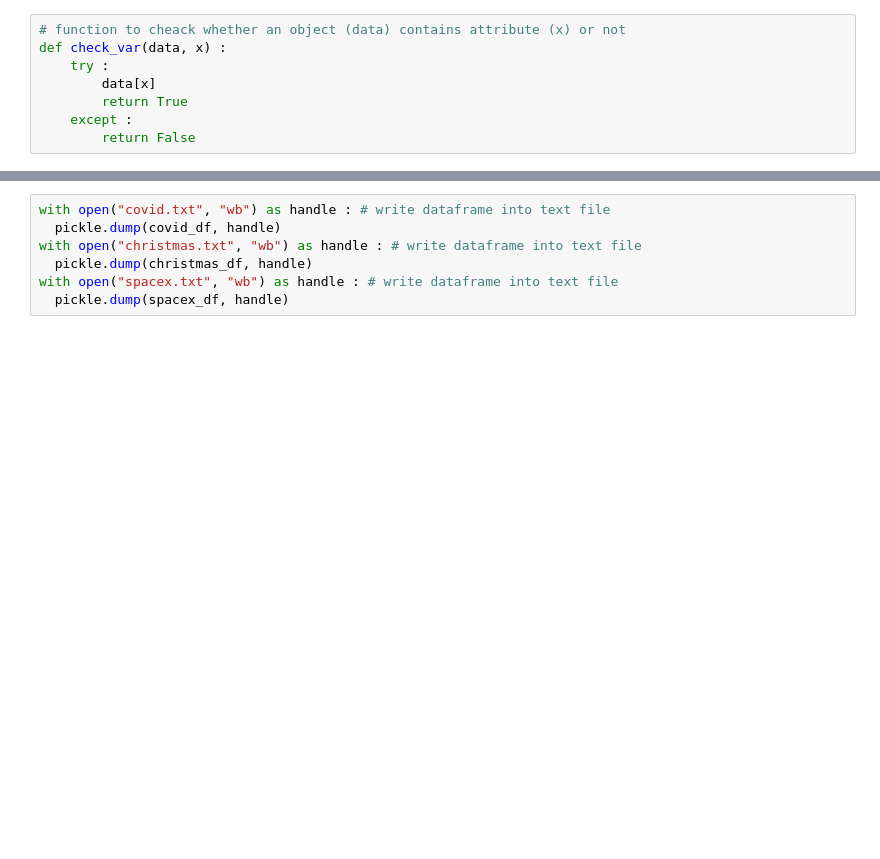
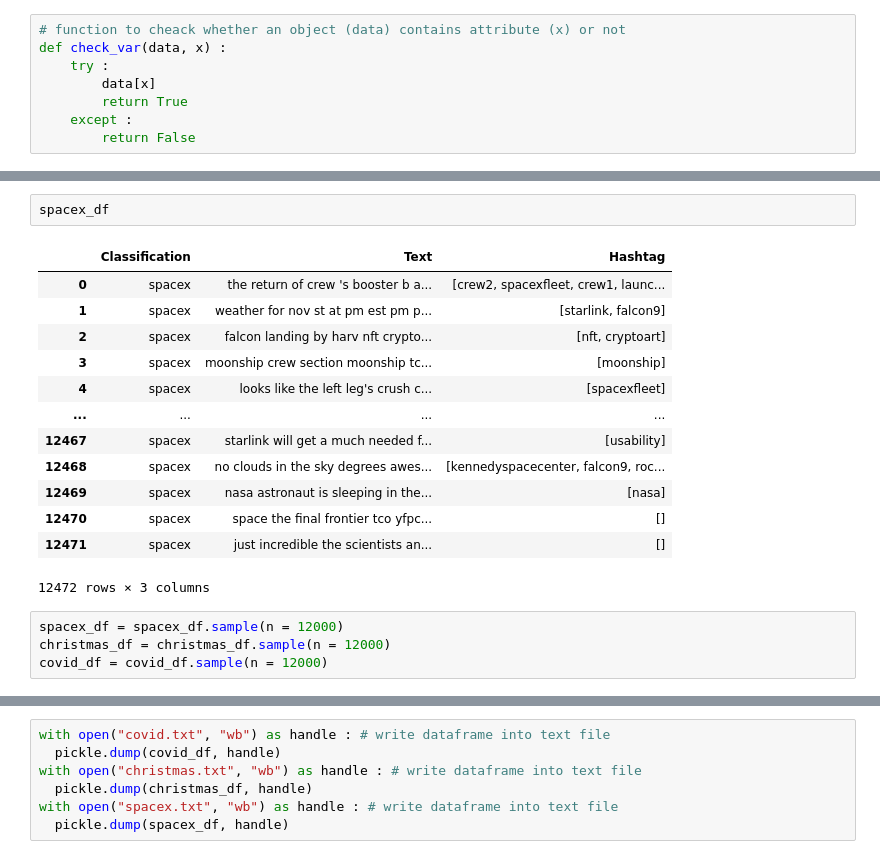
Before and after one commit to YelinShin/STAT_Software, a Jupyter notebook: dataToPickle.ipynb, the cells around one changed output, grey strips where cells are left out. Drawn from its saved outputs; the diff is of its cells as text; blank space fills up the shorter version.

```diff
--- a/dataToPickle.ipynb
+++ b/dataToPickle.ipynb
@@ -92,0 +173,20 @@ christmas_df = json_to_df(file, 'christmas')
+# %%
+spacex_df
+# %% [output]
+|  | Classification | Text | Hashtag |
+| 0 | spacex | the return of crew 's booster b a... | [crew2, spacexfleet, crew1, launc... |
+| 1 | spacex | weather for nov st at pm est pm p... | [starlink, falcon9] |
+| 2 | spacex | falcon landing by harv nft crypto... | [nft, cryptoart] |
+| 3 | spacex | moonship crew section moonship tc... | [moonship] |
+| 4 | spacex | looks like the left leg's crush c... | [spacexfleet] |
+| ... | ... | ... | ... |
+| 12467 | spacex | starlink will get a much needed f... | [usability] |
+| 12468 | spacex | no clouds in the sky degrees awes... | [kennedyspacecenter, falcon9, roc... |
+| 12469 | spacex | nasa astronaut is sleeping in the... | [nasa] |
+| 12470 | spacex | space the final frontier tco yfpc... | [] |
+| 12471 | spacex | just incredible the scientists an... | [] |
+12472 rows × 3 columns
+# %%
+spacex_df = spacex_df.sample(n = 12000)
+christmas_df = christmas_df.sample(n = 12000)
+covid_df = covid_df.sample(n = 12000)
```
Also changed, not shown: parts of 16 cells of this notebook, 6 other files.
